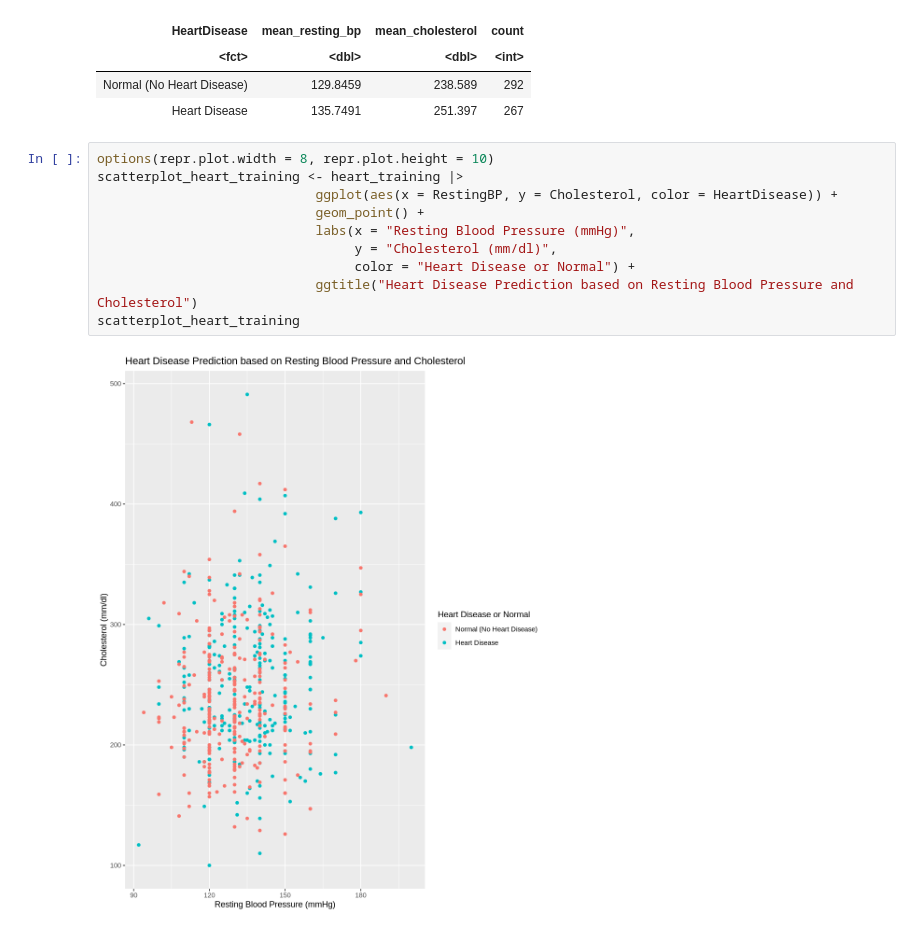
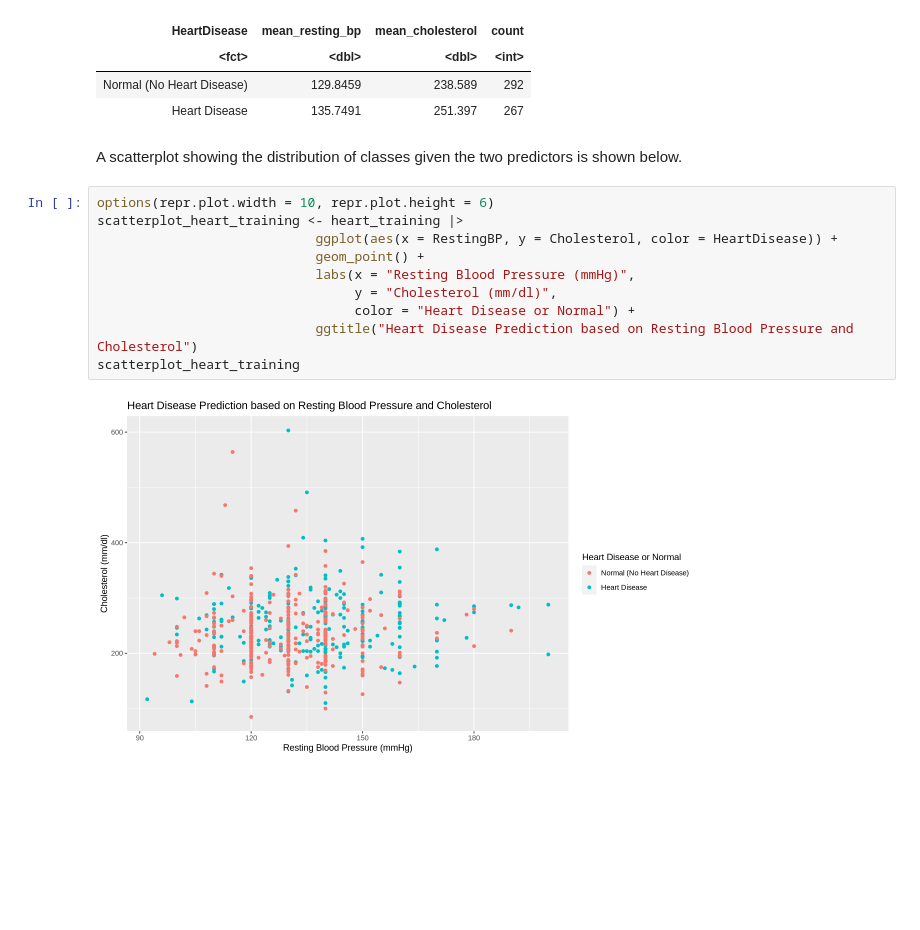
Before and after one commit to crwoo/toy_ds_project, a Jupyter notebook: project_notebook.ipynb, the cells around one changed output. Cells and saved outputs as stored; diff of their text form; blank space fills up the shorter version.

```diff
--- a/project_notebook.ipynb
+++ b/project_notebook.ipynb
@@ -121,15 +121,17 @@ A tibble: 2 × 4
 | <fct> | <dbl> | <dbl> | <int> |
 | Normal (No Heart Disease) | 129.8459 | 238.589 | 292 |
 | Heart Disease | 135.7491 | 251.397 | 267 |
+# %% [markdown]
+A scatterplot showing the distribution of classes given the two predictors is shown below.
 # %%
-options(repr.plot.width = 8, repr.plot.height = 10)
+options(repr.plot.width = 10, repr.plot.height = 6)
 scatterplot_heart_training <- heart_training |>
                             ggplot(aes(x = RestingBP, y = Cholesterol, color = HeartDisease)) +
                             geom_point() +
                             labs(x = "Resting Blood Pressure (mmHg)",
                                  y = "Cholesterol (mm/dl)",
                                  color = "Heart Disease or Normal") +
                             ggtitle("Heart Disease Prediction based on Resting Blood Pressure and Cholesterol")
 scatterplot_heart_training
 # %% [output]
-[figure, old version]
+[figure, new version]
```
Also changed, not shown: parts of 4 cells of this notebook.
